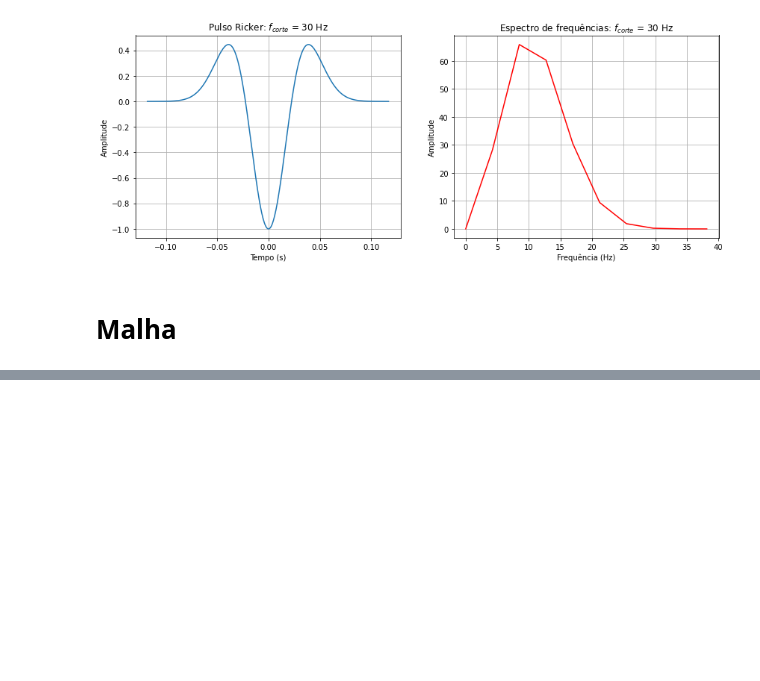
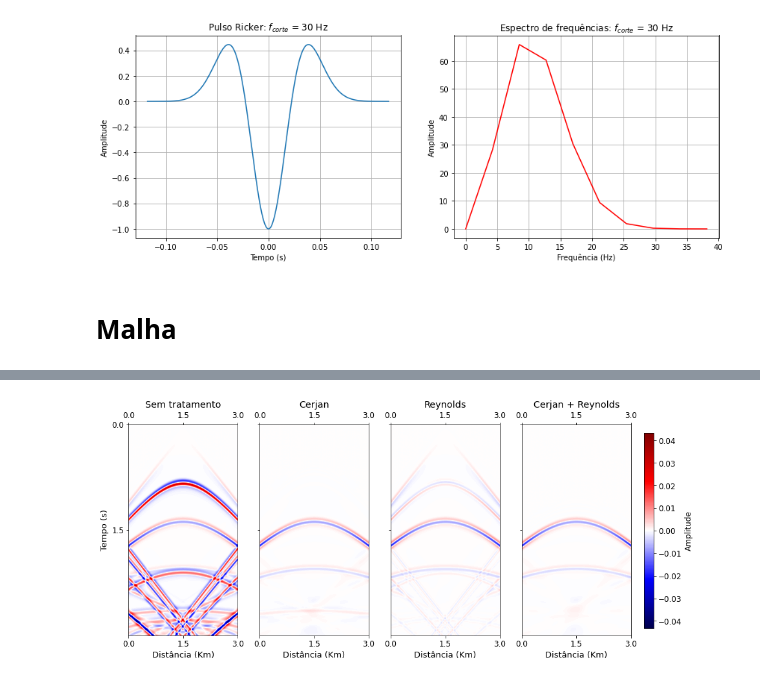
Before and after one commit to thiago-carneiro/mestrado, a Jupyter notebook: procSinais/modelagem.ipynb, the cells around one changed output, grey strips where cells are left out. Drawn from its saved outputs; the diff is of its cells as text; code cells hidden in the pictures; blank space fills up the shorter version.

```diff
--- a/procSinais/modelagem.ipynb
+++ b/procSinais/modelagem.ipynb
@@ -321,0 +316,96 @@ malha(modelo_paralelas(),fonte_sismica(),cerjan=True,reynolds=True).modelagem().
+# %%
+# Rotina (R10) para visualização comparativa dos sismogramas gerados por modelagem com cada uma das
+# 4 possíveis configurações de borda: sem atenuação, apenas atenuação Cerjan, apenas atenuação Reynolds, e ambos os tipos
+# de atenuação.
+def comp_sis():#sis_00,sis_01,sis_02,sis_03,sis_homogeneo,h,dt,Nx,Nz,ntotal):
+  sis_00=malha(modelo_paralelas().cria_bordas_cerjan(),fonte_sismica(),cerjan=False,reynolds=False).modelagem().sis
+  sis_01=malha(modelo_paralelas(),fonte_sismica(),cerjan=True,reynolds=False).modelagem().sis
+  sis_02=malha(modelo_paralelas().cria_bordas_cerjan(),fonte_sismica(),cerjan=False,reynolds=True).modelagem().sis
+  sis_03=malha(modelo_paralelas(),fonte_sismica(),cerjan=True,reynolds=True).modelagem().sis
+  sis_homogeneo=malha(modelo_homogeneo(),fonte_sismica(),cerjan=True,reynolds=True).modelagem().sis
+
+  h = 10
+  dt = 0.0006
+  Nx=300
+  Nz=300
+  ntotal = 5000
+
+  ## Eixos em dimensões reais
+  scaleX = 1.0 / 1000
+  scaleZ = 1
+
+  Xmin = (0 * h) * scaleX
+  Xmax = (Nx * h) * scaleX
+  Zmin = (0 * dt) * scaleZ
+  Zmax = (ntotal * dt) * scaleZ
+
+
+  ## Eixo horizontal na parte inferior da figura
+  plt.rcParams['xtick.bottom'] = True
+  plt.rcParams['xtick.labelbottom'] = True
+
+  # Tamanho da fonte do texto das legendas
+  plt.rc('xtick', labelsize=12)
+  plt.rc('ytick', labelsize=12)
+  plt.rcParams.update({'font.size':12})
+
+  # Definição do máximo (e mínimo) usado na escala dos 4 diferentes sismogramas, que tem como referência a maior amplitude
+  # do sismograma gerado pela modelagem sem tratamento nas bordas
+  max_sis = np.max(np.abs(sis_00))
+
+  ## Formatação do gráfico
+  fig, (ax0,ax1,ax2,ax3) = plt.subplots(nrows=1,ncols=4,figsize=(16,6),sharey=True)
+  ax0.set_ylabel('Tempo (s)', fontsize=13)
+  ax0.set_yticks([0,int(ntotal/2),ntotal])
+  ax0.set_yticklabels(np.round(np.linspace(0,(Zmax),num=3),1))
+
+  # Exibição do primeiro sismograma
+  ax0.imshow(np.add(sis_00,-sis_homogeneo), cmap='seismic', vmin=-max_sis*10**(-1), vmax=max_sis*10**(-1),aspect = "auto")
+
+  # Exibição do segundo sismograma
+  ax1.imshow(np.add(sis_01,-sis_homogeneo), cmap='seismic', vmin=-max_sis*10**(-1), vmax=max_sis*10**(-1),aspect = "auto")
+
+  # Exibição do terceiro sismograma
+  ax2.imshow(np.add(sis_02,-sis_homogeneo), cmap='seismic', vmin=-max_sis*10**(-1), vmax=max_sis*10**(-1),aspect = "auto")
+
+  # Exibição do quarto sismograma
+  im = ax3.imshow(np.add(sis_03,-sis_homogeneo), cmap='seismic', vmin=-max_sis*10**(-1), vmax=max_sis*10**(-1),aspect = "auto")
+
+  # Configuração da barra de cores comum a todos os sismogramas
+  fig.subplots_adjust(right=0.8)
+  cbar_ax = fig.add_axes([0.925, 0.15, 0.0025, 0.7])
+  cbar_ax.set_yticks([])
+  cbar_ax.set_xticks([])
+  cbar_ax.axis("off")
+  cbar = fig.colorbar(im, ax=cbar_ax, fraction=44, pad=0.01, label='Amplitude')
+
+  # Legendas do primeiro sismograma
+  ax0.set_title("Sem tratamento")
+  ax0.set_xlabel('Distância (Km)', fontsize=13)
+  ax0.set_xticks([0,int(Nx/2),Nx])
+  ax0.set_xticklabels(np.round(np.linspace(0,(Xmax),num=3),1))
+
+  # Legendas do segundo sismograma
+  ax1.set_title("Cerjan")
+  ax1.set_xlabel('Distância (Km)', fontsize=13)
+  ax1.set_xticks([0,int(Nx/2),Nx])
+  ax1.set_xticklabels(np.round(np.linspace(0,(Xmax),num=3),1))
+
+  # Legendas do terceiro sismograma
+  ax2.set_title("Reynolds")
+  ax2.set_xlabel('Distância (Km)', fontsize=13)
+  ax2.set_xticks([0,int(Nx/2),Nx])
+  ax2.set_xticklabels(np.round(np.linspace(0,(Xmax),num=3),1))
+
+  # Legendas do quarto sismograma
+  ax3.set_title("Cerjan + Reynolds")
+  ax3.set_xlabel('Distância (Km)', fontsize=13)
+  ax3.set_xticks([0,int(Nx/2),Nx])
+  ax3.set_xticklabels(np.round(np.linspace(0,(Xmax),num=3),1))
+
+  plt.show()
+
+  return()
+comp_sis()
+# %% [output]
+[figure, added]
```
Also changed, not shown: parts of 5 cells of this notebook.
